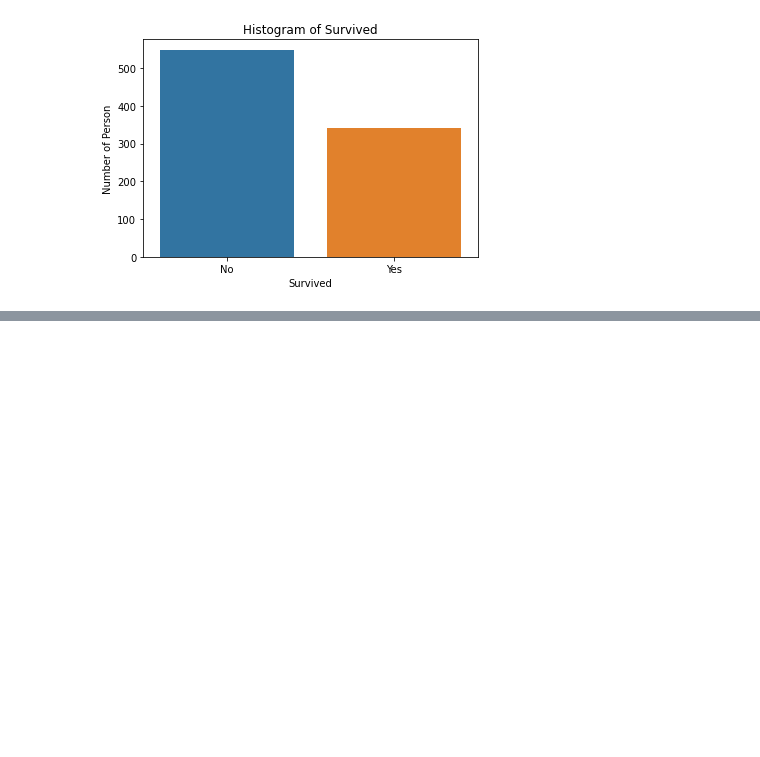
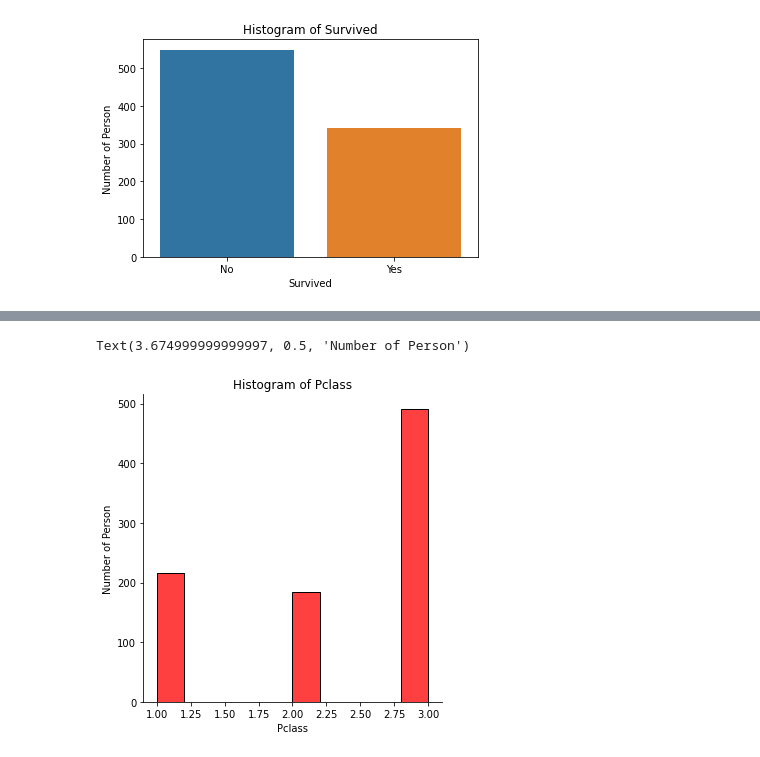
Before and after one commit to Abdou240/Python-Artificial_Intelligence, a Jupyter notebook: IA/IA_Checkpoint/Data_Visualization.ipynb, the cells around one changed output, grey strips where cells are left out. Cells and saved outputs as stored; diff of their text form; code cells hidden in the pictures; blank space fills up the shorter version.

```diff
--- a/IA/IA_Checkpoint/Data_Visualization.ipynb
+++ b/IA/IA_Checkpoint/Data_Visualization.ipynb
@@ -286,0 +313,8 @@ plt.xticks( rotation = 0 )
+# %%
+sns.displot(Titanic.Pclass,bins =10 , color = "Red")
+plt.title("Histogram of Pclass")
+plt.xlabel("Pclass")
+plt.ylabel("Number of Person")
+# %% [output]
+Text(3.674999999999997, 0.5, 'Number of Person')
+[figure, added]
```
Also changed, not shown: parts of 50 cells of this notebook.
